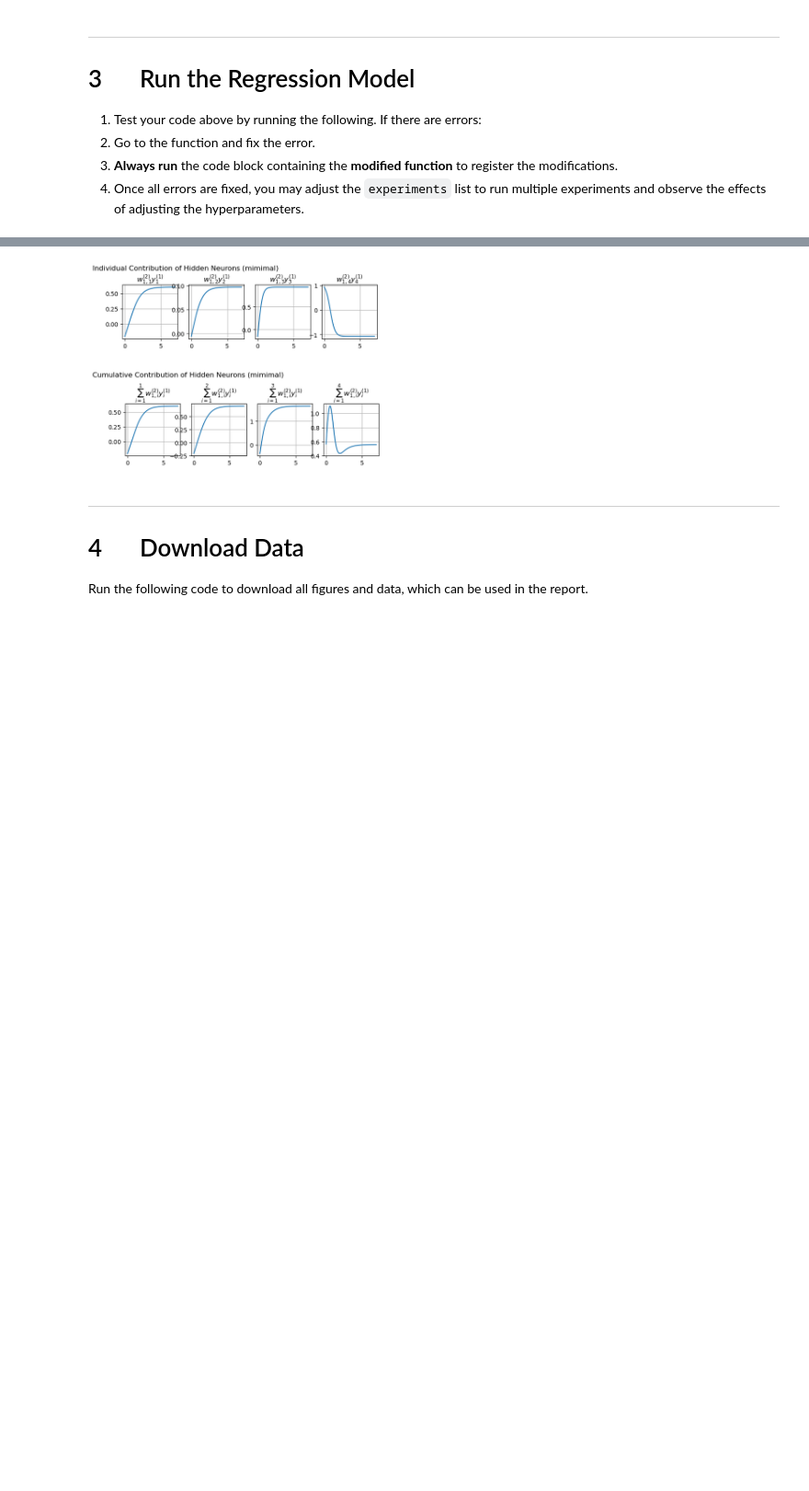
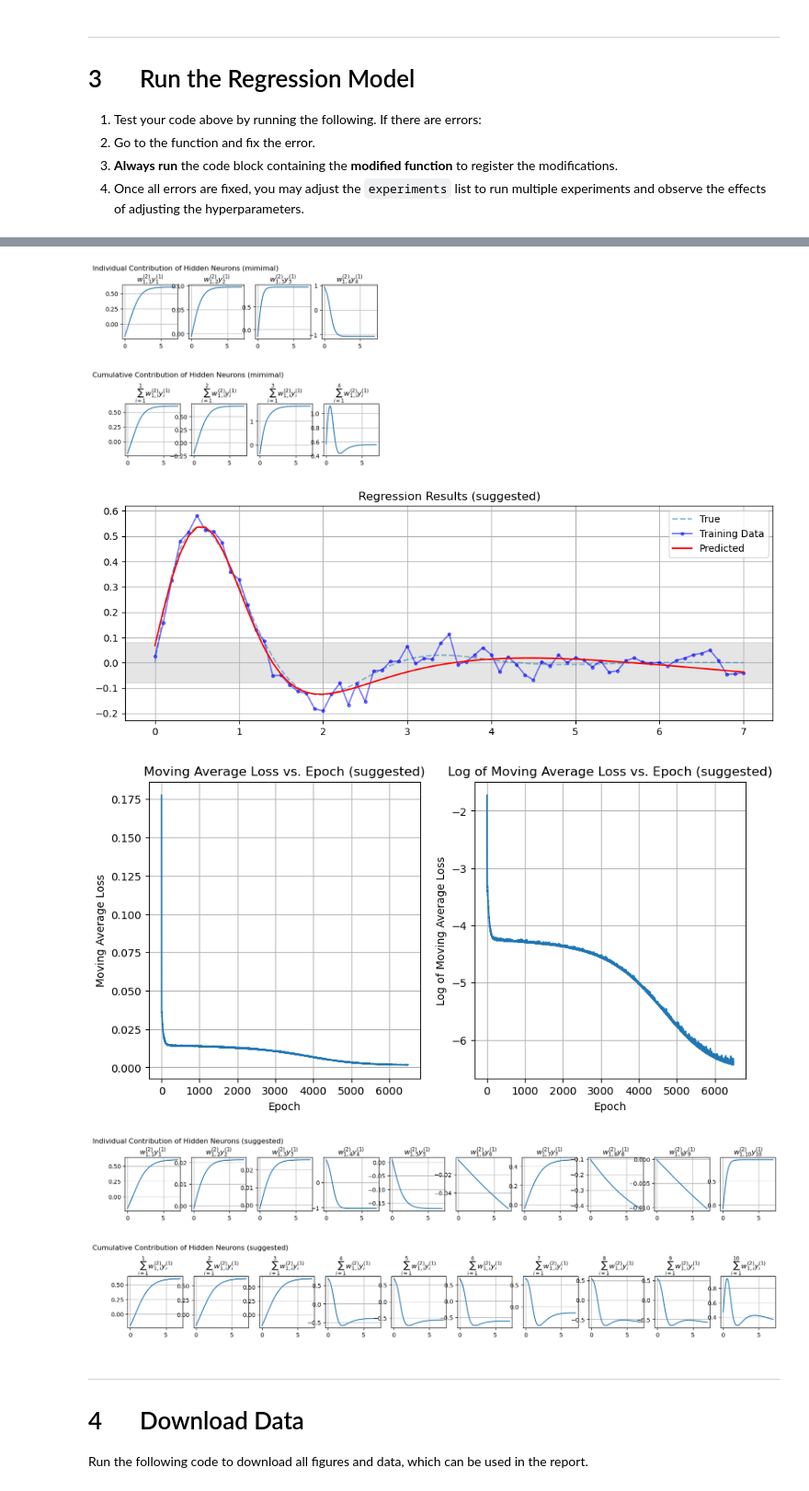
Before and after one commit to Ejento47/EE4312, a Jupyter notebook: L1_A0233403W.ipynb, the cells around one changed output, grey strips where cells are left out. Shown at 92% size. Saved outputs shown, nothing was run; the diff lists cells and outputs as text; code cells hidden in the pictures; blank space fills up the shorter version.

```diff
--- a/L1_A0233403W.ipynb
+++ b/L1_A0233403W.ipynb
@@ -373,7 +373,7 @@ def rAnalyzeModel(): # put in function to prevent temporary vars from polluting
 # ]
 experiments = [
   ('mimimal', 4, 0.01, 7000, 10),
-  # ('suggested', 10, 0.01, 6500, 10),
+  ('suggested', 10, 0.01, 6500, 10),
 ]
 
 for expt in experiments:
@@ -434,7 +452,11 @@ w^{(2)}_1       -0.54    0.60    0.10    0.93   -1.07
 [figure]
 [figure]
 [figure]
 [figure]
+[figure, added]
+[figure, added]
+[figure, added]
+[figure, added]
 # %% [markdown]
 ---
 # 4 $\quad$ Download Data
```
Also changed, not shown: parts of 1 cell of this notebook.
